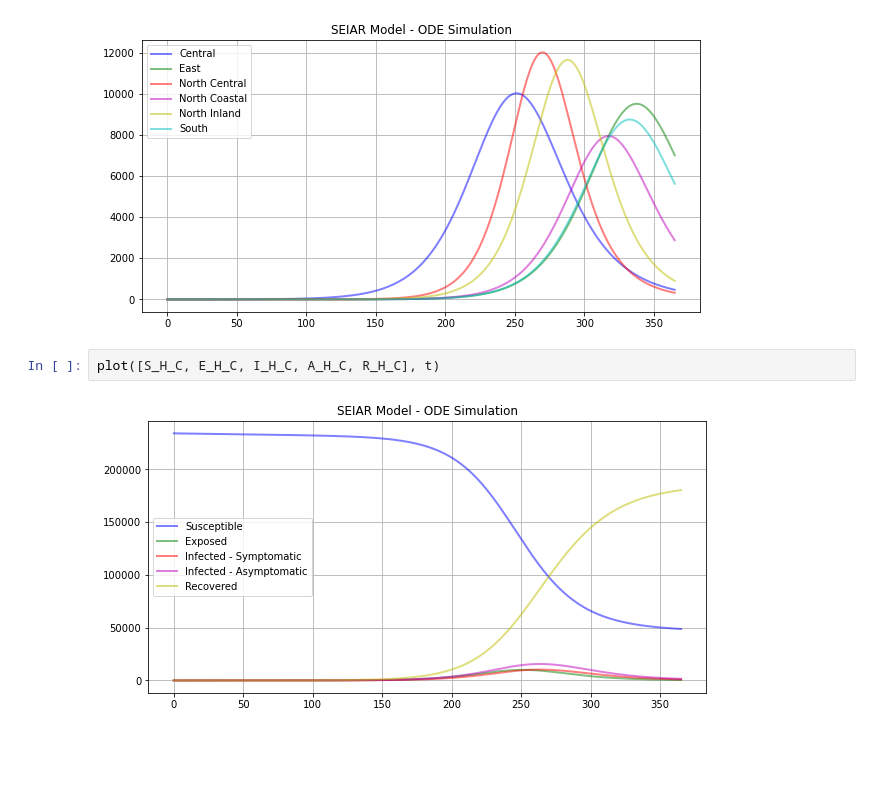
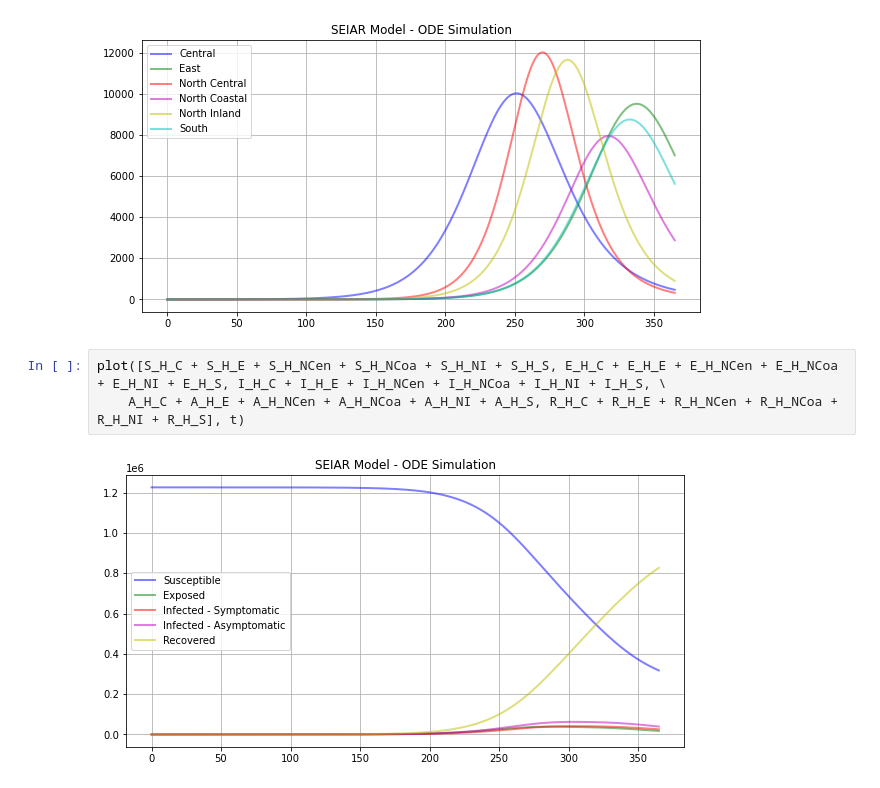
Before and after one commit to kazi0302/COVID-19-Modeling-and-Parameter-Fitting, a Jupyter notebook: ODE simulator/Simulator_60_ODEs.ipynb, the cells around one changed output. Drawn from its saved outputs; the diff is of its cells as text; blank space fills up the shorter version.

```diff
--- a/ODE simulator/Simulator_60_ODEs.ipynb
+++ b/ODE simulator/Simulator_60_ODEs.ipynb
@@ -400,7 +400,8 @@ plot([S_H_C, S_H_E, S_H_NCen, S_H_NCoa, S_H_NI, S_H_S], t)
 plot([E_H_C, E_H_E, E_H_NCen, E_H_NCoa, E_H_NI, E_H_S], t)
 # %% [output]
 [figure]
-# %%
-plot([S_H_C, E_H_C, I_H_C, A_H_C, R_H_C], t)
-# %% [output]
-[figure, removed]
+# %%
+plot([S_H_C + S_H_E + S_H_NCen + S_H_NCoa + S_H_NI + S_H_S, E_H_C + E_H_E + E_H_NCen + E_H_NCoa + E_H_NI + E_H_S, I_H_C + I_H_E + I_H_NCen + I_H_NCoa + I_H_NI + I_H_S, \
+    A_H_C + A_H_E + A_H_NCen + A_H_NCoa + A_H_NI + A_H_S, R_H_C + R_H_E + R_H_NCen + R_H_NCoa + R_H_NI + R_H_S], t)
+# %% [output]
+[figure, added]
```
Also changed, not shown: 2 other files.
